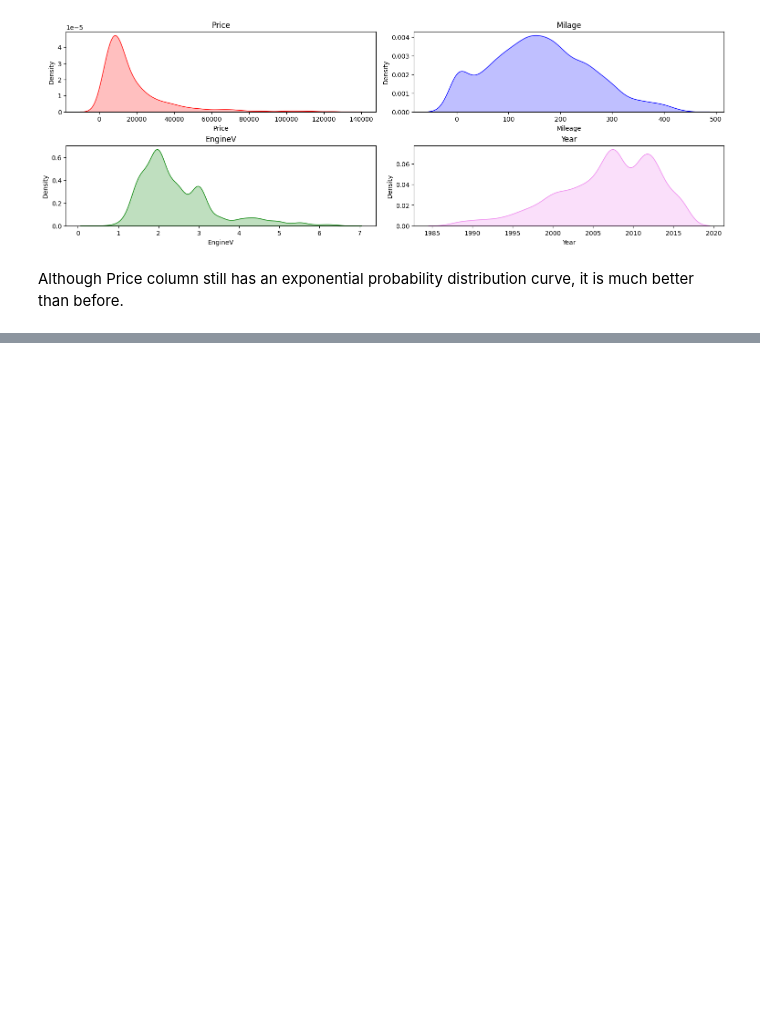
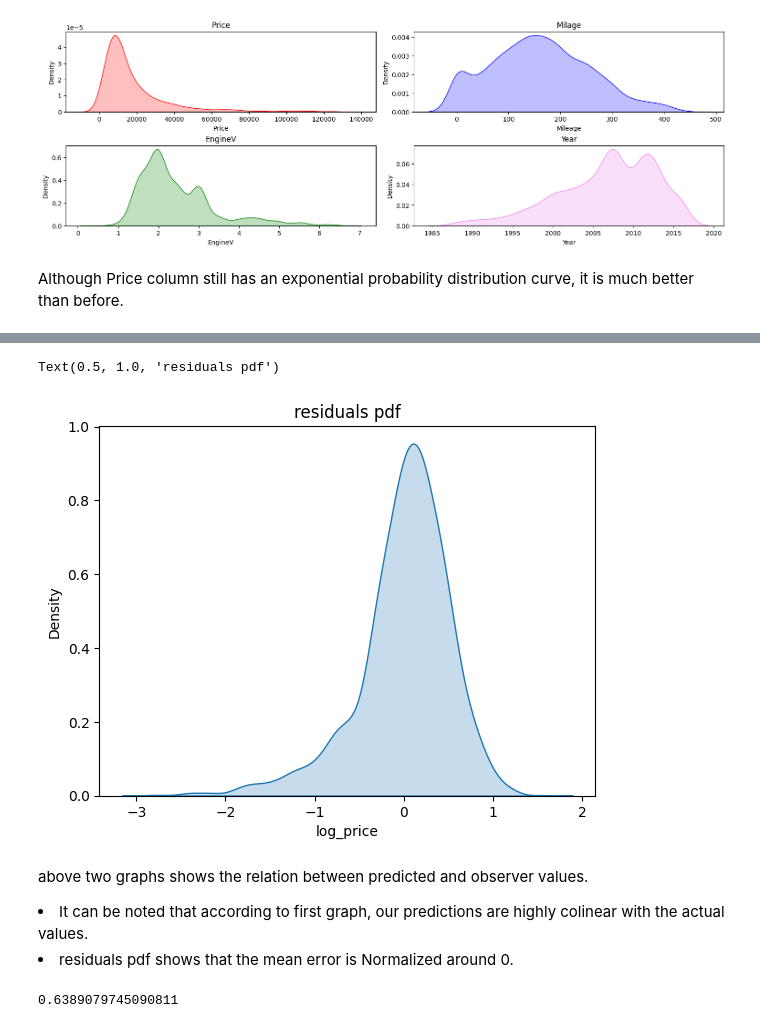
Before and after one commit to HritikShukla02/ML-Linear-Regression, a Jupyter notebook: Used cars.ipynb, the cells around one changed output, grey strips where cells are left out. Saved outputs shown, nothing was run; the diff lists cells and outputs as text; code cells hidden in the pictures; blank space fills up the shorter version.

```diff
--- a/Used cars.ipynb
+++ b/Used cars.ipynb
@@ -140,0 +375,15 @@ Although Price column still has an exponential probability distribution curve, i
+# %%
+sns.kdeplot(Y_train-y_hat, fill=True)
+plt.title("residuals pdf")
+# %% [output]
+Text(0.5, 1.0, 'residuals pdf')
+[figure, added]
+# %% [markdown]
+above two graphs shows the relation between predicted and observer values.
+<li> It can be noted that according to first graph, our predictions are highly colinear with the actual values.
+<li> residuals pdf shows that the mean error is Normalized around 0.
+# %%
+# R-Squared:
+reg.score(X_train, Y_train)
+# %% [output]
+0.6389079745090811
```
Also changed, not shown: parts of 78 cells of this notebook.
